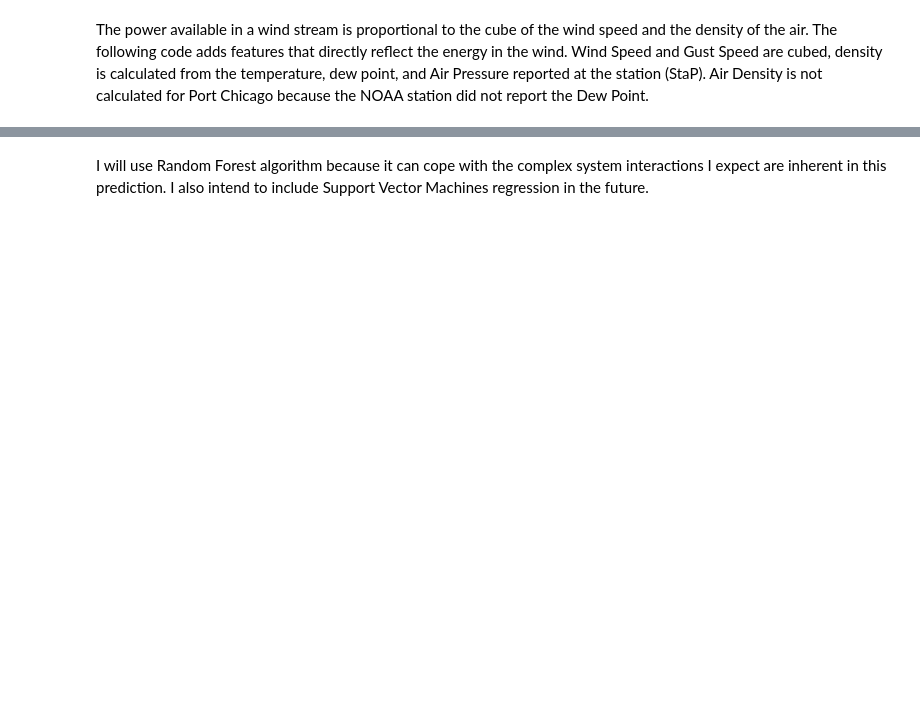
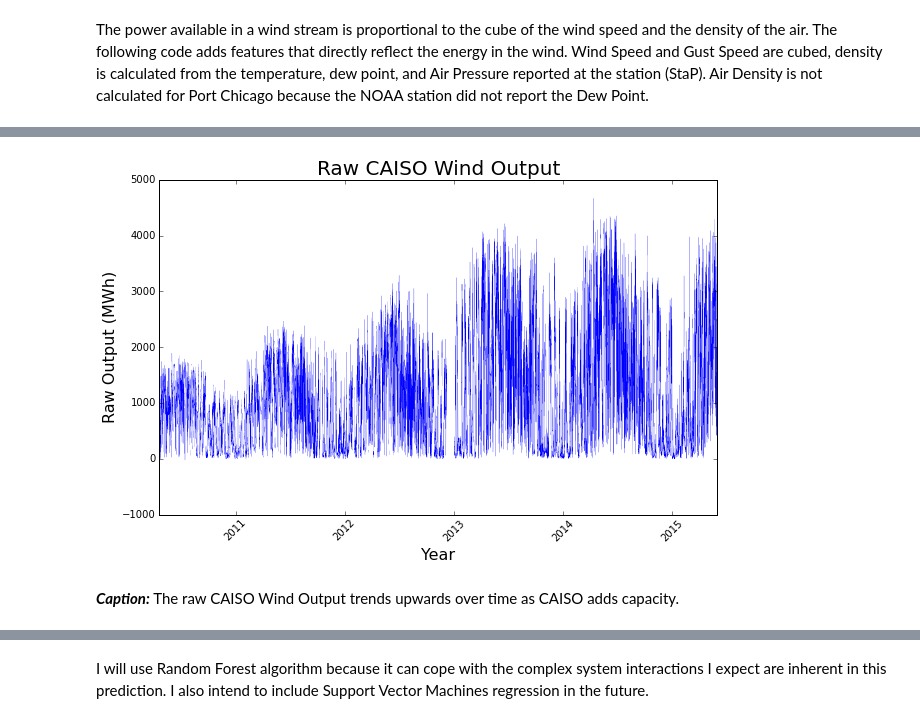
Before and after one commit to pmeleney/portfolio_DataScience, a Jupyter notebook: CAISO_WindPrediction/CAISO_WindPrediction.ipynb, the cells around one changed output, grey strips where cells are left out. Cells and saved outputs as stored; diff of their text form; code cells hidden in the pictures; blank space fills up the shorter version.

```diff
--- a/CAISO_WindPrediction/CAISO_WindPrediction.ipynb
+++ b/CAISO_WindPrediction/CAISO_WindPrediction.ipynb
@@ -773,0 +529,3 @@ Data['Tehachapi_Density'] = AirDensity(Data.Tehachapi_Temp, Data.Tehachapi_Dew_P
+# %%
+Data = pd.read_csv('engineered_Data.csv', index_col=0)
+Data.index = pd.to_datetime(Data.index)
@@ -773,0 +551,18 @@ Data['Tehachapi_Density'] = AirDensity(Data.Tehachapi_Temp, Data.Tehachapi_Dew_P
+# %%
+#Plot of all WindTotal data
+lo = 0
+hi = Data.WindOutput_MW.shape[0]
+
+plt.figure(figsize=(10,6))
+plt.title('Raw CAISO Wind Output',  fontsize=20)
+plt.xlabel('Year', fontsize=16)
+plt.xticks(rotation='45')
+plt.ylabel('Raw Output (MWh)', fontsize=16)
+
+plt.plot(Data.index[lo:hi], Data.WindOutput_MW[lo:hi], 'b', linewidth = 0.15)
+
+plt.show()
+# %% [output]
+[figure, added]
+# %% [markdown]
+***Caption:*** The raw CAISO Wind Output trends upwards over time as CAISO adds capacity.
```
Also changed, not shown: parts of 183 cells of this notebook, 2 other files.
